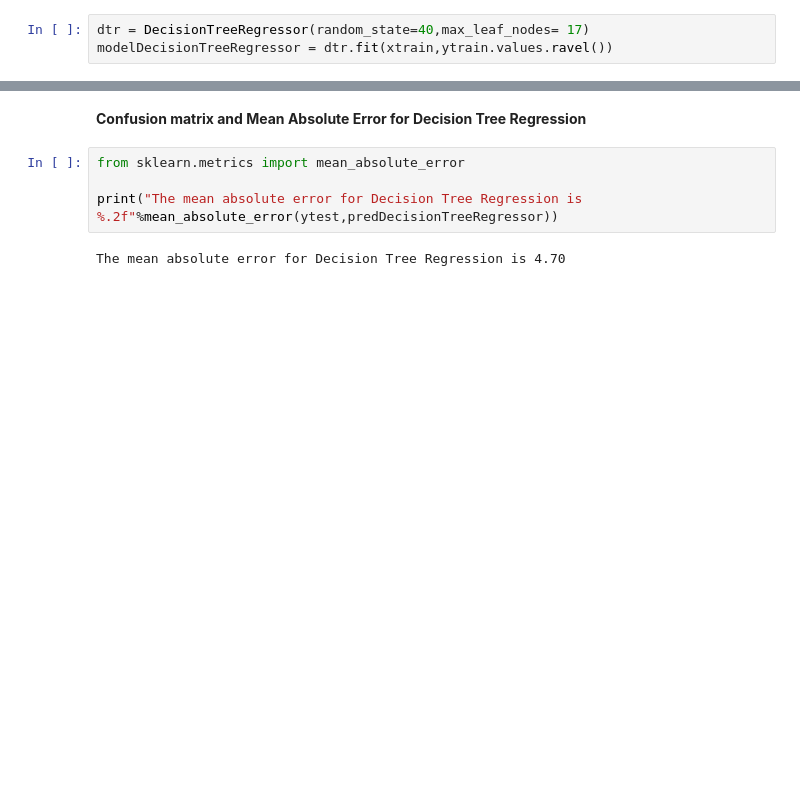
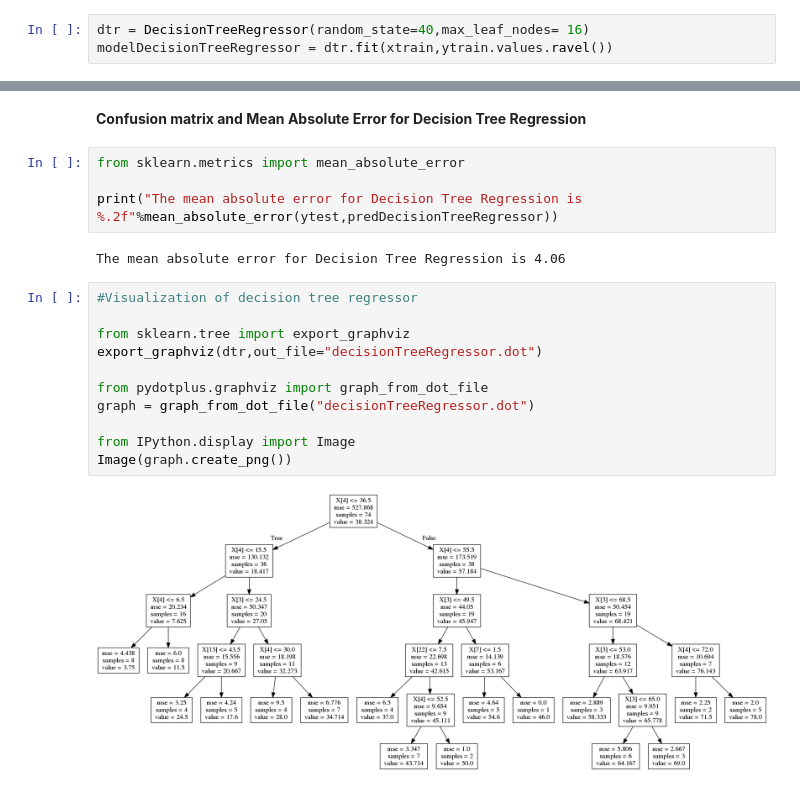
Before and after one commit to mvarshita/Machine-Learning-Projects, a Jupyter notebook: cars93Dataset/decisionTreeRegression.ipynb, the cells around one changed output, grey strips where cells are left out. Saved outputs shown, nothing was run; the diff lists cells and outputs as text; blank space fills up the shorter version.

```diff
--- a/cars93Dataset/decisionTreeRegression.ipynb
+++ b/cars93Dataset/decisionTreeRegression.ipynb
@@ -177,5 +172,5 @@ The best parameters for Decision Tree Regressor are {'max_leaf_nodes': 17}
 # %%
-dtr = DecisionTreeRegressor(random_state=40,max_leaf_nodes= 17)
+dtr = DecisionTreeRegressor(random_state=40,max_leaf_nodes= 16)
 modelDecisionTreeRegressor = dtr.fit(xtrain,ytrain.values.ravel())
 # %% [markdown]
 **Build Predictions**
@@ -188,4 +183,17 @@ from sklearn.metrics import mean_absolute_error
 
 print("The mean absolute error for Decision Tree Regression is %.2f"%mean_absolute_error(ytest,predDecisionTreeRegressor))
 # %% [output]
-The mean absolute error for Decision Tree Regression is 4.70
+The mean absolute error for Decision Tree Regression is 4.06
+# %%
+#Visualization of decision tree regressor
+
+from sklearn.tree import export_graphviz
+export_graphviz(dtr,out_file="decisionTreeRegressor.dot")
+
+from pydotplus.graphviz import graph_from_dot_file
+graph = graph_from_dot_file("decisionTreeRegressor.dot")
+
+from IPython.display import Image
+Image(graph.create_png())
+# %% [output]
+[figure, added]
```
Also changed, not shown: parts of 5 cells of this notebook.
